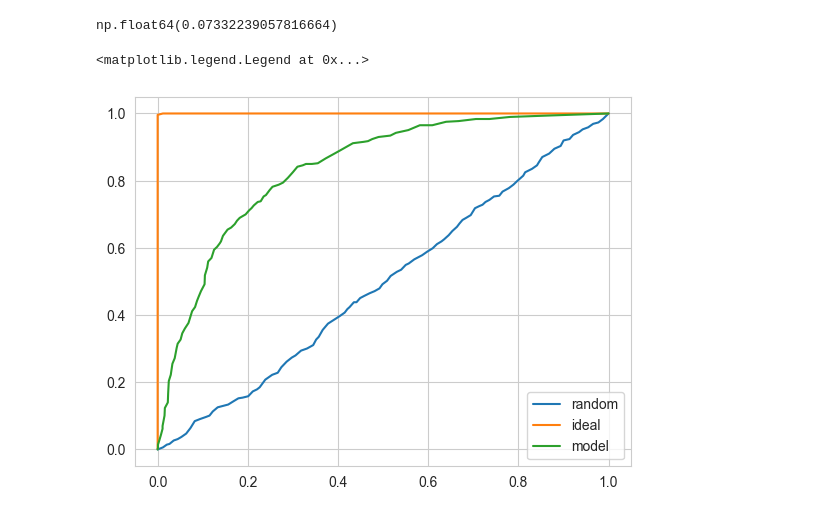
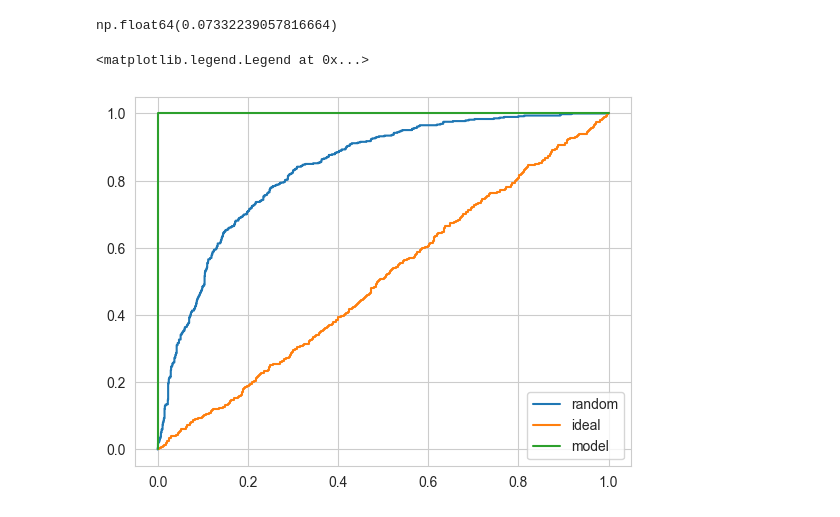
Before and after one commit to 1uxiy/Python, a Jupyter notebook: Customer_churn_predict/Customer-churn-project.ipynb, the cells around one changed output. Cells and saved outputs as stored; diff of their text form; code cells hidden in the pictures.

```diff
--- a/Customer_churn_predict/Customer-churn-project.ipynb
+++ b/Customer_churn_predict/Customer-churn-project.ipynb
@@ -191,19 +192,24 @@ def tpr_fpr(y_val,y_pred):
 # %%
 y_rand = np.random.uniform(0,1,size =len(y_val))
 df_rand = tpr_fpr(y_val,y_rand)       #随机预测
 
 n_churn = y_val.sum()            #理想模型
 n_no_churn = len(y_val[y_val == 0])
 y_ideal = np.repeat([0,1],[n_no_churn,n_churn])
 y_pred_ideal = np.linspace(0,1,n_churn+n_no_churn)
-df_ideal = tpr_fpr(y_ideal,y_pred_ideal)
 
-df_model = tpr_fpr(y_val,y_pred)
+'''df_ideal = tpr_fpr(y_ideal,y_pred_ideal)
+df_model = tpr_fpr(y_val,y_pred)'''
 
-plt.plot(df_rand['FPR'],df_rand['TPR'],label = 'random')
-plt.plot(df_ideal['FPR'],df_ideal['TPR'],label = 'ideal')
-plt.plot(df_model['FPR'],df_model['TPR'],label = 'model')
+fpr_val,tpr_val,threshold = roc_curve(y_val,y_pred)
+fpr_rand,tpr_rand,threshold = roc_curve(y_val,y_rand)
+fpr_ideal,tpr_ideal,threshold = roc_curve(y_ideal,y_pred_ideal)
+
+
+plt.plot(fpr_val,tpr_val,label = 'random')
+plt.plot(fpr_rand,tpr_rand,label = 'ideal')
+plt.plot(fpr_ideal,tpr_ideal,label = 'model')
 plt.legend()
 # %% [output]
 <matplotlib.legend.Legend at 0x...>
-[figure, old version]
+[figure, new version]
```
Also changed, not shown: parts of 2 cells of this notebook.
